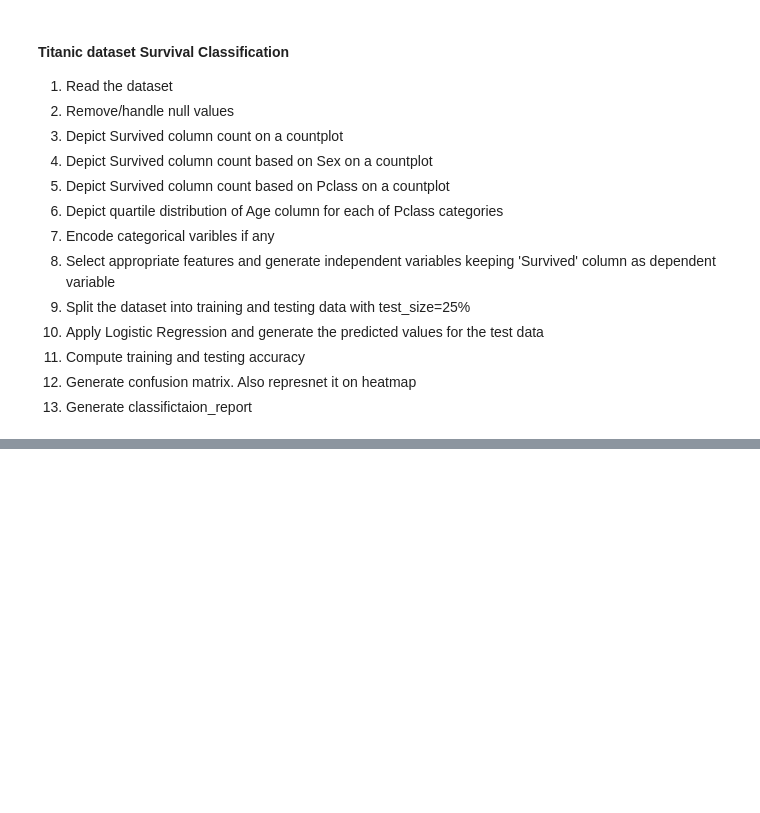
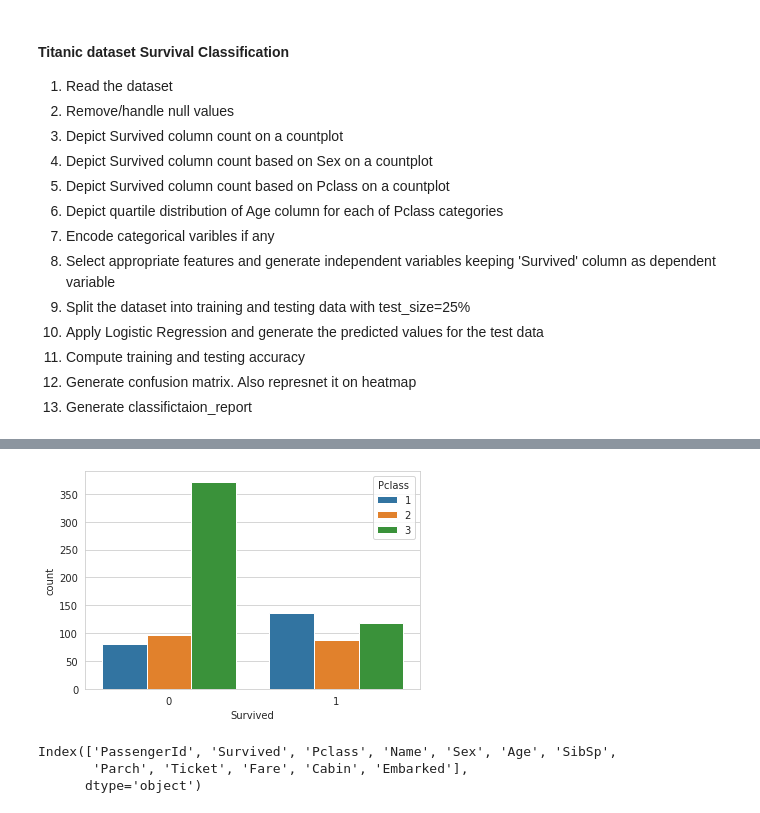
Before and after one commit to Anuubhavvvv/Project-Python-machine-learning, a Jupyter notebook: Titanic_Survival_Classification_Assignment.ipynb, the cells around one changed output, grey strips where cells are left out. Cells and saved outputs as stored; diff of their text form; code cells hidden in the pictures; blank space fills up the shorter version.

```diff
--- a/Titanic_Survival_Classification_Assignment.ipynb
+++ b/Titanic_Survival_Classification_Assignment.ipynb
@@ -31,0 +101,5 @@
+# %%
+sns.countplot(x=df['Survived'],hue=df['Pclass'])
+plt.show()
+# %% [output]
+[figure, added]
@@ -31,0 +115,6 @@
+# %%
+df.columns
+# %% [output]
+Index(['PassengerId', 'Survived', 'Pclass', 'Name', 'Sex', 'Age', 'SibSp',
+       'Parch', 'Ticket', 'Fare', 'Cabin', 'Embarked'],
+      dtype='object')
```
Also changed, not shown: parts of 22 cells of this notebook.
